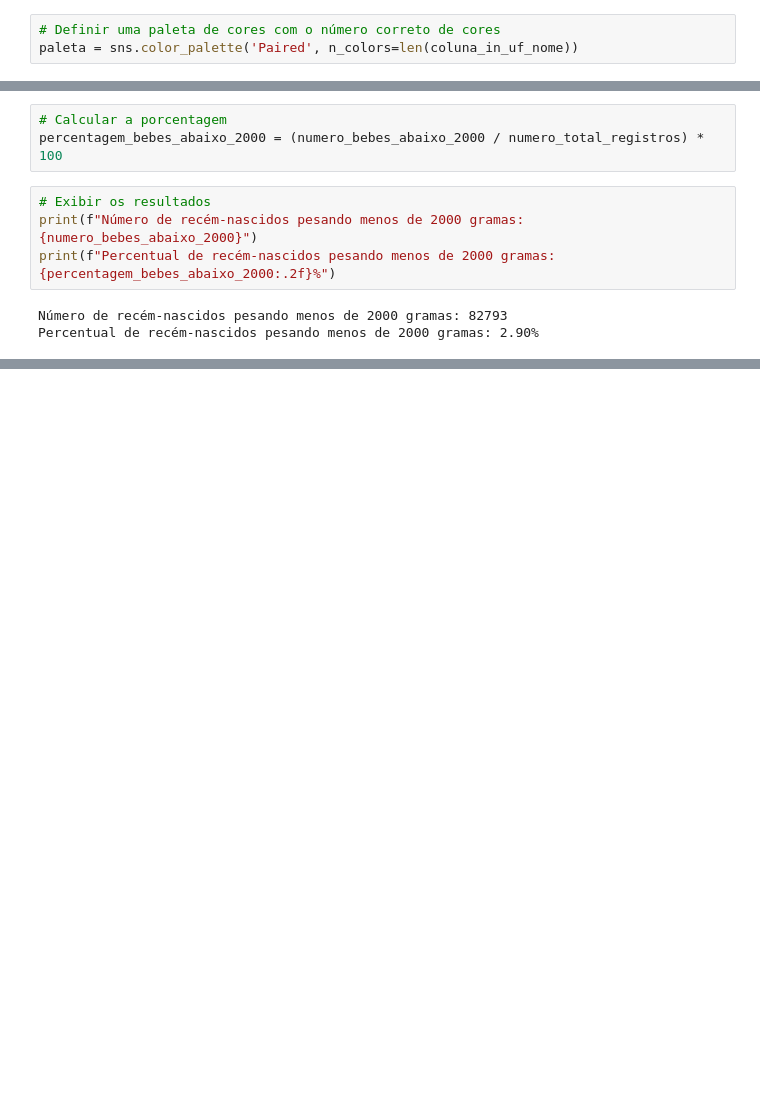
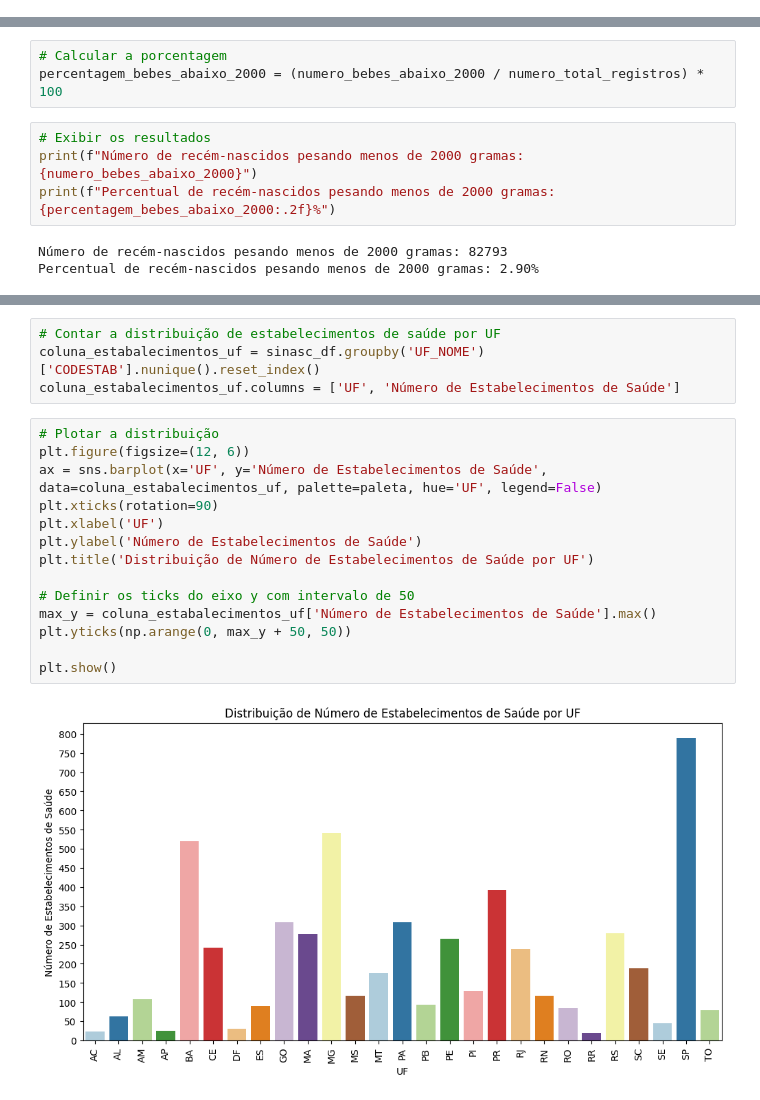
Before and after one commit to rcavakian/desafio_ipq, a Jupyter notebook: projects/Analise_de_Microdados_SINASC_2016.ipynb, the cells around one changed output, grey strips where cells are left out. Drawn from its saved outputs; the diff is of its cells as text; blank space fills up the shorter version.

Commit message:
7. Quantos estabelecimentos de saúde o banco de dados contém em cada UF?

```diff
--- a/projects/Analise_de_Microdados_SINASC_2016.ipynb
+++ b/projects/Analise_de_Microdados_SINASC_2016.ipynb
@@ -116,9 +116,6 @@ array(['DTNASC', 'CODMUNNASC', 'CODMUNRES', 'DTNASCMAE', 'CODESTAB',
 # Contar a distribuição de municípios por UF
 coluna_in_uf_nome = sinasc_df.groupby('UF_NOME')['CODMUNNASC'].nunique().reset_index()
 coluna_in_uf_nome.columns = ['UF', 'Número de Municípios']
-# %%
-# Definir uma paleta de cores com o número correto de cores
-paleta = sns.color_palette('Paired', n_colors=len(coluna_in_uf_nome))
 # %%
 # Plotar a distribuição
 plt.figure(figsize=(12, 6))
@@ -426,0 +447,20 @@ Percentual de recém-nascidos pesando menos de 2000 gramas: 2.90%
+# %%
+# Contar a distribuição de estabelecimentos de saúde por UF
+coluna_estabalecimentos_uf = sinasc_df.groupby('UF_NOME')['CODESTAB'].nunique().reset_index()
+coluna_estabalecimentos_uf.columns = ['UF', 'Número de Estabelecimentos de Saúde']
+# %%
+# Plotar a distribuição
+plt.figure(figsize=(12, 6))
+ax = sns.barplot(x='UF', y='Número de Estabelecimentos de Saúde', data=coluna_estabalecimentos_uf, palette=paleta, hue='UF', legend=False)
+plt.xticks(rotation=90)
+plt.xlabel('UF')
+plt.ylabel('Número de Estabelecimentos de Saúde')
+plt.title('Distribuição de Número de Estabelecimentos de Saúde por UF')
+
+# Definir os ticks do eixo y com intervalo de 50
+max_y = coluna_estabalecimentos_uf['Número de Estabelecimentos de Saúde'].max()
+plt.yticks(np.arange(0, max_y + 50, 50))
+
+plt.show()
+# %% [output]
+[figure, added]
```
Also changed, not shown: parts of 3 cells of this notebook.
